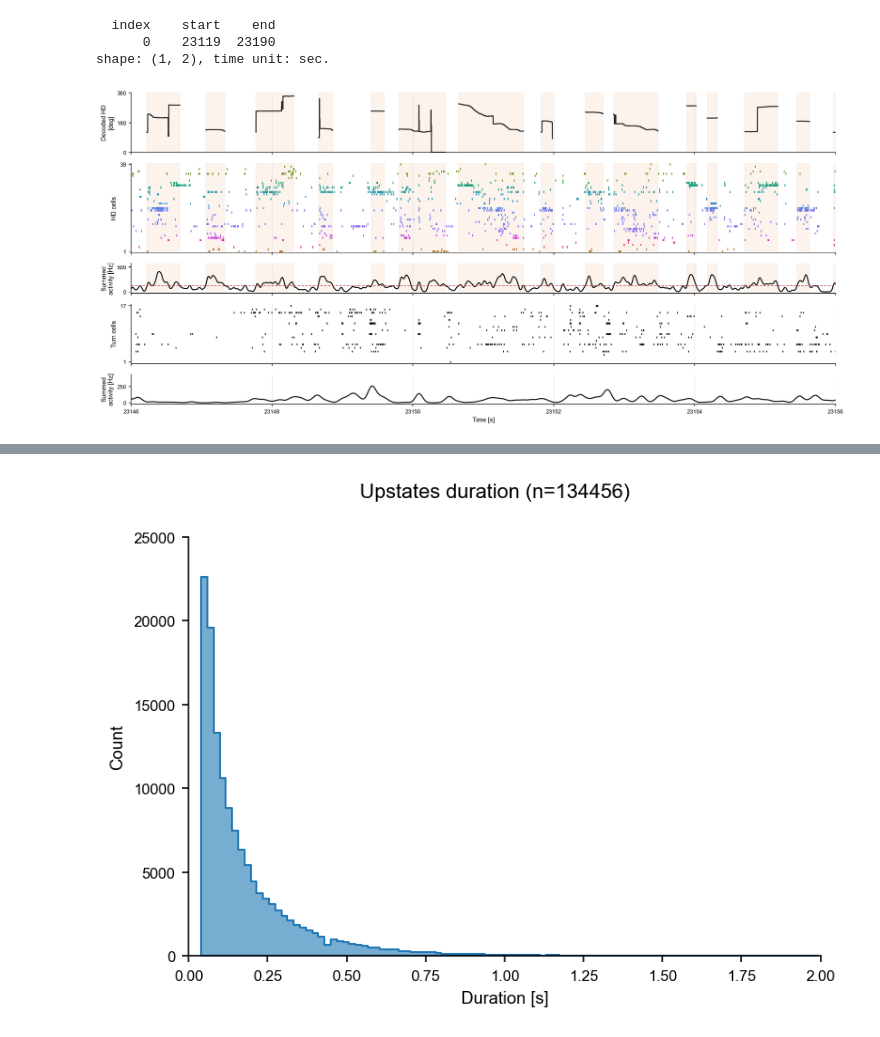
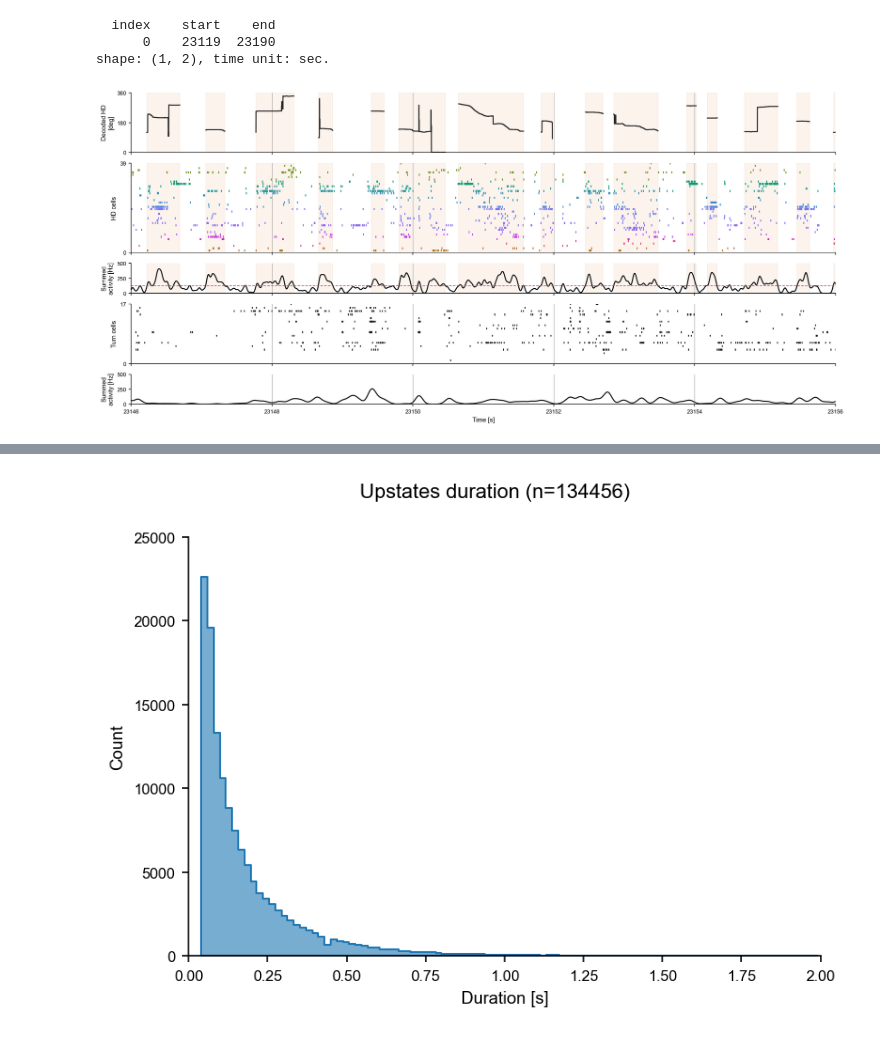
Before and after one commit to Senzai-Lab/nrem_analysis, a Jupyter notebook: notebooks/dual_recordings/visualize_updown.ipynb, the cells around one changed output, grey strips where cells are left out. Cells and saved outputs as stored; diff of their text form; code cells hidden in the pictures.

```diff
--- a/notebooks/dual_recordings/visualize_updown.ipynb
+++ b/notebooks/dual_recordings/visualize_updown.ipynb
@@ -154,41 +155,43 @@ ax[4].plot(turn_pv, color="0.05", linewidth=1.5)
 # ax[4].axhline(
 #     turn_pv.mean() + turn_pv.std(),
 #     color=threshold_color,
 #     linestyle=(0, (4, 2)),
 #     linewidth=0.9,
 # )
 
 for a in ax:
     a.set_axisbelow(True)
-    a.grid(axis='x', which='major', color='0.86', linewidth=0.6)
+    a.grid(axis='x', which='major', color='0.4', linewidth=0.4)
     a.spines[["top", "right"]].set_visible(False)
 
 ax[0].set_ylabel("Decoded HD\n[deg]")
 ax[0].set_ylim((0, 360))
 ax[0].set_yticks([0, 180, 360])
 
 ax[1].set_ylabel("HD cells")
-ax[1].set_ylim(0.5, len(hd_uids) + 0.5)
-ax[1].set_yticks([1, len(hd_uids)])
+ax[1].set_ylim(0, len(hd_uids))
+ax[1].set_yticks([0, len(hd_uids)])
 
 ax[2].set_ylabel("Summed\nactivity [Hz]")
 # ax[2].set_yticks([0, 200, 400])
+ax[2].set_ylim((0, 500))
 
 ax[3].set_ylabel("Turn cells")
-ax[3].set_ylim(0.5, len(turn_uids) + 0.5)
-ax[3].set_yticks([1, len(turn_uids)])
+ax[3].set_ylim(0, len(turn_uids))
+ax[3].set_yticks([0, len(turn_uids)])
 
 ax[4].set_ylabel("Summed\nactivity [Hz]")
 ax[4].set_xlabel("Time [s]")
+ax[4].set_ylim((0, 500))
 # ax[4].set_yticks([0, 200, 400])
 
 ax[0].set_xlim((23146, 23156))
 
-plt.savefig(FIGURES_DIR / "snapshots" / "nrem_upstates00.svg", format='svg', bbox_inches='tight')
-plt.savefig(FIGURES_DIR / "snapshots" / "nrem_upstates00.png", format='png', bbox_inches='tight')
+# plt.savefig(FIGURES_DIR / "snapshots" / "nrem_upstates01.svg", format='svg', bbox_inches='tight')
+# plt.savefig(FIGURES_DIR / "snapshots" / "nrem_upstates01.png", format='png', bbox_inches='tight')
 plt.show()
 # %% [output]
-[figure, old version]
+[figure, new version]
 # %%
 data_dir = INTERIM_DIR / mouse_id
 durations = []
```
Also changed, not shown: parts of 2 cells of this notebook, 6 other files.
